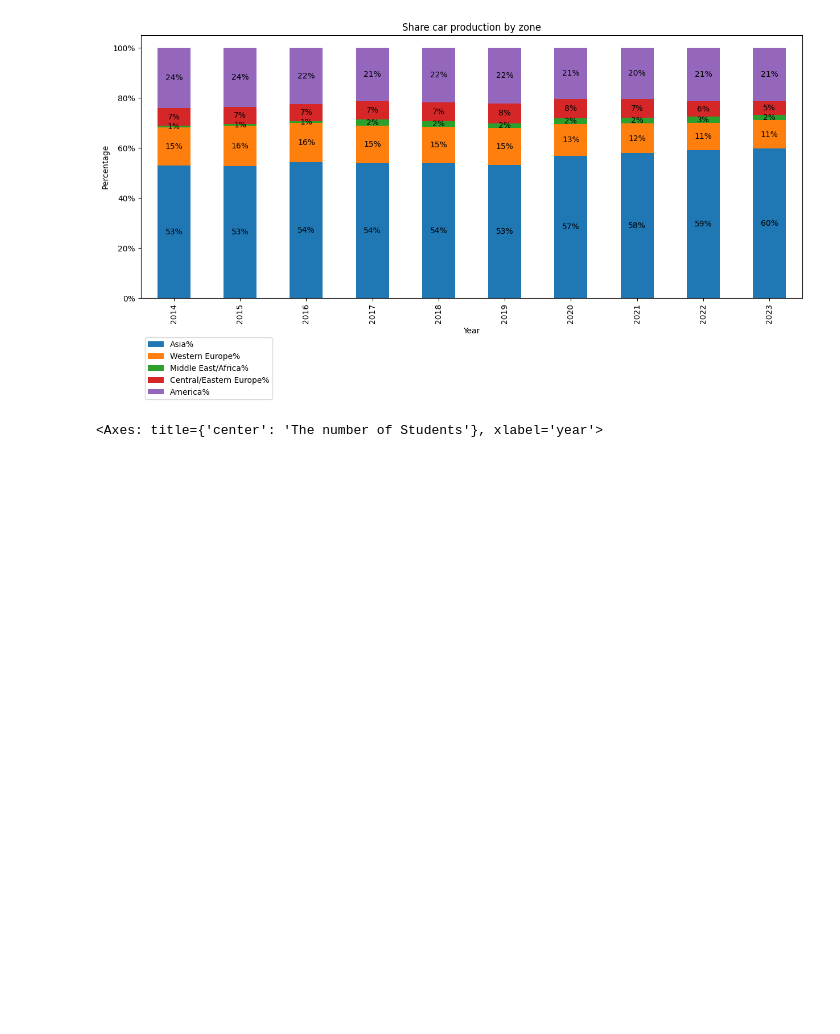
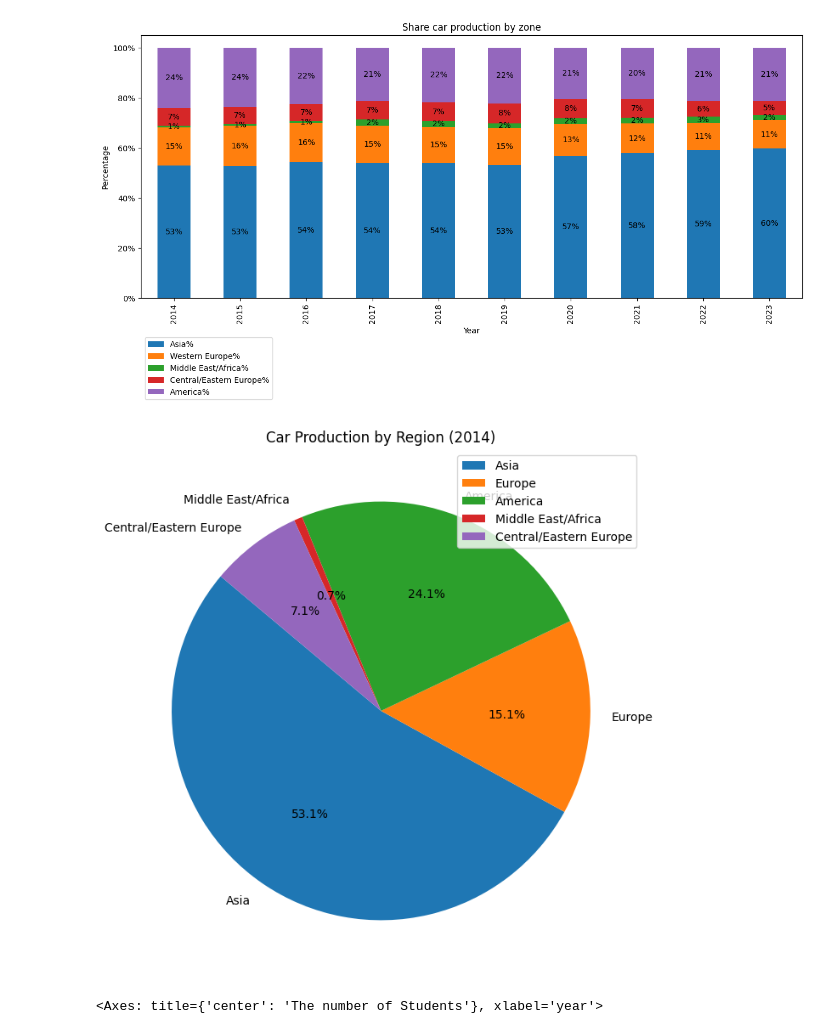
Before and after one commit to maxvcbhan/DADS5001-car-production, a Jupyter notebook: app.ipynb, the cells around one changed output. Saved outputs shown, nothing was run; the diff lists cells and outputs as text; code cells hidden in the pictures; blank space fills up the shorter version.

Commit message:
update new data

```diff
--- a/app.ipynb
+++ b/app.ipynb
@@ -126,6 +126,27 @@ my_file = 'figure3_car_production_by_zone_percentage.png'
 plt.savefig(os.path.join(my_path, my_file), bbox_inches='tight')
 # %% [output]
 [figure]
+# %%
+import matplotlib.pyplot as plt
+
+# Data for different regions
+labels = ['Asia', 'Europe', 'America', 'Middle East/Africa', 'Central/Eastern Europe']
+sizes = [45960517, 13042739, 20855327, 566083, 6130792]
+
+
+fig, ax = plt.subplots(figsize=(8, 8))
+ax.pie(sizes, labels=labels, autopct='%1.1f%%', startangle=140, colors=['tab:blue', 'tab:orange', 'tab:green', 'tab:red', 'tab:purple'])
+
+
+plt.title("Car Production by Region (2014)")
+
+# Setting the legend for better readability
+plt.legend(labels, loc="upper right")
+
+# Displaying the chart
+plt.show()
+# %% [output]
+[figure, added]
 # %%
 import pandas as pd
 # Create DataFrame based on the data from the image
```
Also changed, not shown: 2 other files.
